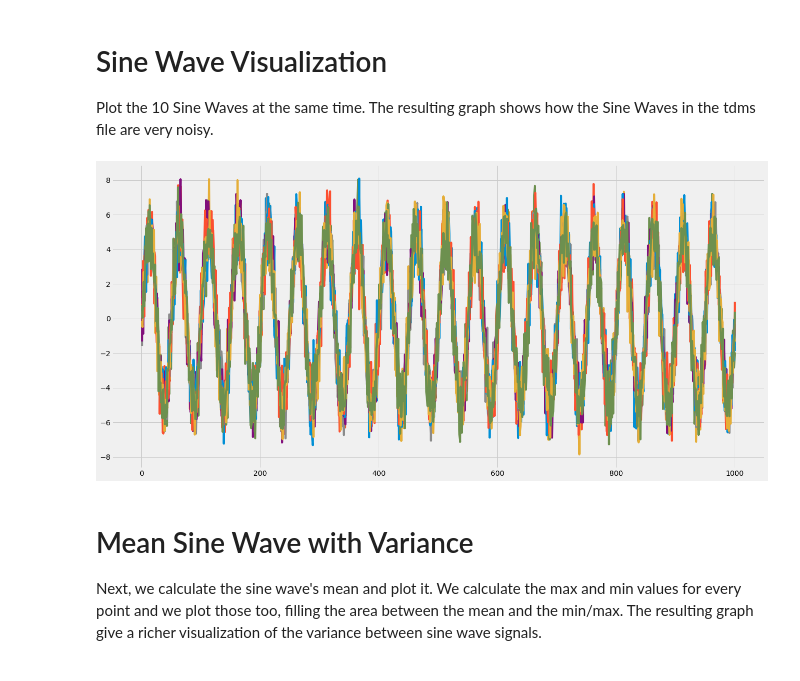
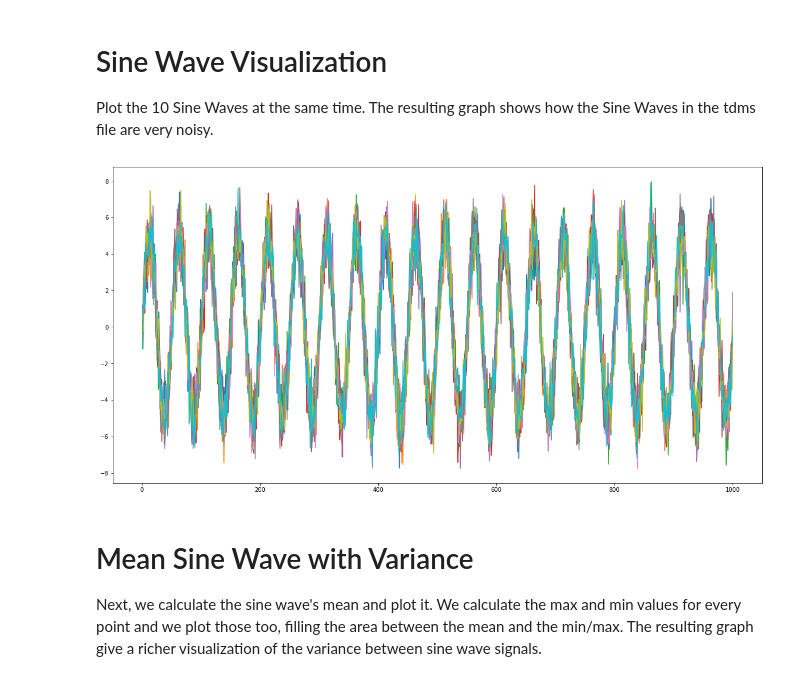
Before and after one commit to ni/systemlink-server-examples, a Jupyter notebook: jupyter/TDMReaderServiceExample.ipynb, the cells around one changed output. Cells and saved outputs as stored; diff of their text form; code cells hidden in the pictures.

```diff
--- a/jupyter/TDMReaderServiceExample.ipynb
+++ b/jupyter/TDMReaderServiceExample.ipynb
@@ -49,32 +49,15 @@ elif num_files > 1:
 else:
     # Get all the Sine Wave signals inside sine_wave_sdk_example.tdms
     file_id = res.available_files[0].id
-    limits = tdmsreader_messages.SkipTakeReturnCount(skip_=0, take_=-1, return_count_=True)
+    limits = tdmsreader_messages.SkipTakeReturnCount(0, -1, True)
     channels = tdmsreaderclient.get_channels(file_id, group_name, limits)
 
     sine_waves = []
     for channel_name in channels.names:
-        channel_specifier = tdmsreader_messages.OneChannelSpecifier(
-            file_id_=file_id,
-            group_name_=group_name,
-            channel_name_=channel_name)
-
-        data_window = tdmsreader_messages.DataWindow(
-            xmin_=0,
-            xmax_=1000,
-            xlog_=False,
-            ymin_=0,
-            ymax_=1000,
-            ylog_=False,
-            decimatex_=0,
-            decimatey_=0,
-            show_points_=False,
-            show_lines_=False)
-        xy_channels = tdmsreader_messages.XYChannels(
-            xchannel_=None,
-            ychannels_=[channel_specifier],
-            data_window_=data_window)
-        channel_spec = tdmsreader_messages.ChannelSpecifications(xy_channels_=[xy_channels])
+        channel_specifier = tdmsreader_messages.OneChannelSpecifier(file_id, group_name, channel_name)
+        data_window = tdmsreader_messages.DataWindow(0, 1000, False, 0, 1000, False, 0, 0, False, False)
+        xy_channels = tdmsreader_messages.XYChannels(None, [channel_specifier], data_window)
+        channel_spec = tdmsreader_messages.ChannelSpecifications([xy_channels])
         sine_wave = tdmsreaderclient.query_data(channel_spec)
         sine_waves.append(np.array(sine_wave.data[0].y[0].numeric_data))
 # %% [markdown]
@@ -84,15 +67,15 @@ Plot the 10 Sine Waves at the same time. The resulting graph shows how the Sine
 # %%
 # Plot all the noisy sine waves
 
-plt.style.use('fivethirtyeight')
+#plt.style.use('fivethirtyeight')
 
 fig = plt.figure(figsize=(20, 10))
 x = np.linspace(1, 1000, 1000)
 for i in range(10):
     plt.plot(x, sine_waves[i])
 plt.show()
 # %% [output]
-[figure, old version]
+[figure, new version]
 # %% [markdown]
 # Mean Sine Wave with Variance
 
```
Also changed, not shown: parts of 2 cells of this notebook.
